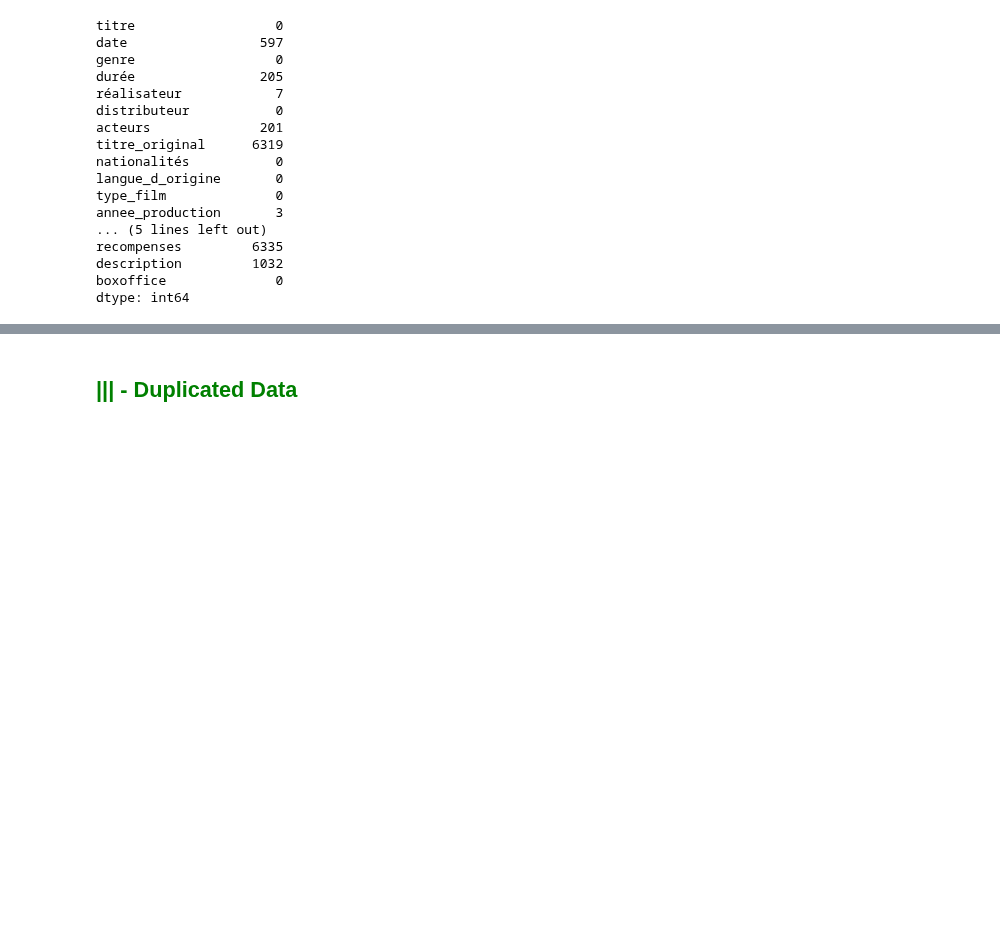
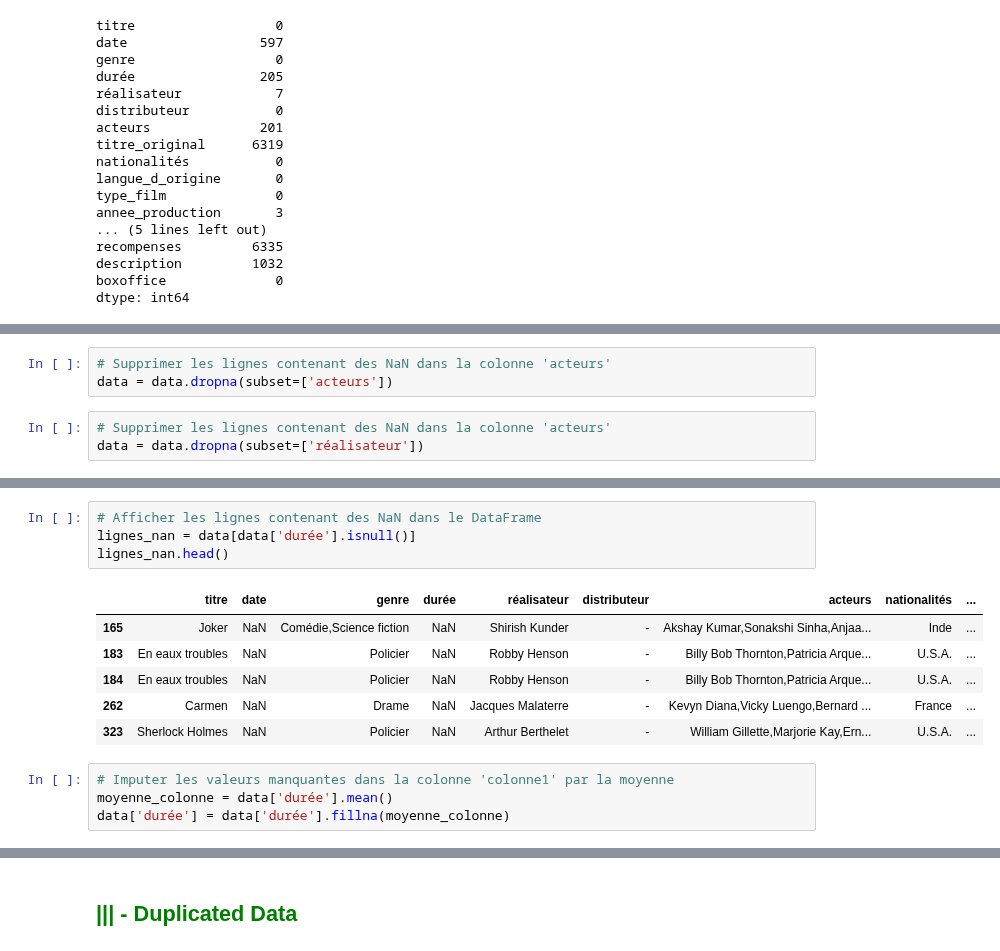
Before and after one commit to RolaMmss/prevoir_la_popularite_d_un_film, a Jupyter notebook: machine_learning/nettoyage_2.ipynb, the cells around one changed output, grey strips where cells are left out. Cells and saved outputs as stored; diff of their text form; blank space fills up the shorter version.

```diff
--- a/machine_learning/nettoyage_2.ipynb
+++ b/machine_learning/nettoyage_2.ipynb
@@ -81,0 +96,6 @@ dtype: int64
+# %%
+# Supprimer les lignes contenant des NaN dans la colonne 'acteurs'
+data = data.dropna(subset=['acteurs'])
+# %%
+# Supprimer les lignes contenant des NaN dans la colonne 'acteurs'
+data = data.dropna(subset=['réalisateur'])
@@ -81,0 +106,15 @@ dtype: int64
+# %%
+# Afficher les lignes contenant des NaN dans le DataFrame
+lignes_nan = data[data['durée'].isnull()]
+lignes_nan.head()
+# %% [output]
+|  | titre | date | genre | durée | réalisateur | distributeur | acteurs | nationalités | ... |
+| 165 | Joker | NaN | Comédie,Science fiction | NaN | Shirish Kunder | - | Akshay Kumar,Sonakshi Sinha,Anjaa... | Inde | ... |
+| 183 | En eaux troubles | NaN | Policier | NaN | Robby Henson | - | Billy Bob Thornton,Patricia Arque... | U.S.A. | ... |
+| 184 | En eaux troubles | NaN | Policier | NaN | Robby Henson | - | Billy Bob Thornton,Patricia Arque... | U.S.A. | ... |
+| 262 | Carmen | NaN | Drame | NaN | Jacques Malaterre | - | Kevyn Diana,Vicky Luengo,Bernard ... | France | ... |
+| 323 | Sherlock Holmes | NaN | Policier | NaN | Arthur Berthelet | - | William Gillette,Marjorie Kay,Ern... | U.S.A. | ... |
+# %%
+# Imputer les valeurs manquantes dans la colonne 'colonne1' par la moyenne
+moyenne_colonne = data['durée'].mean()
+data['durée'] = data['durée'].fillna(moyenne_colonne)
```
Also changed, not shown: parts of 38 cells of this notebook, 11 other files.
